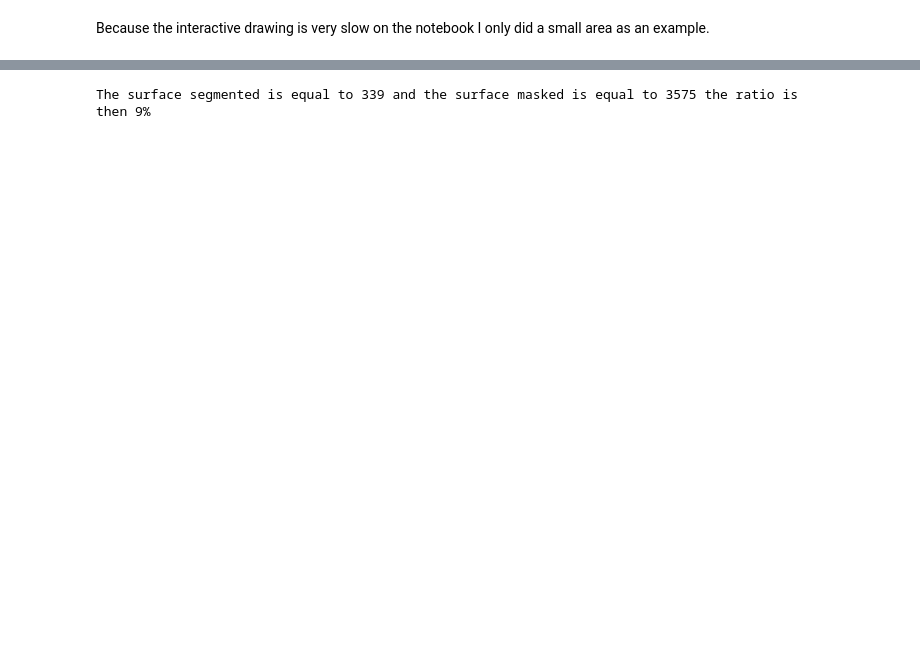
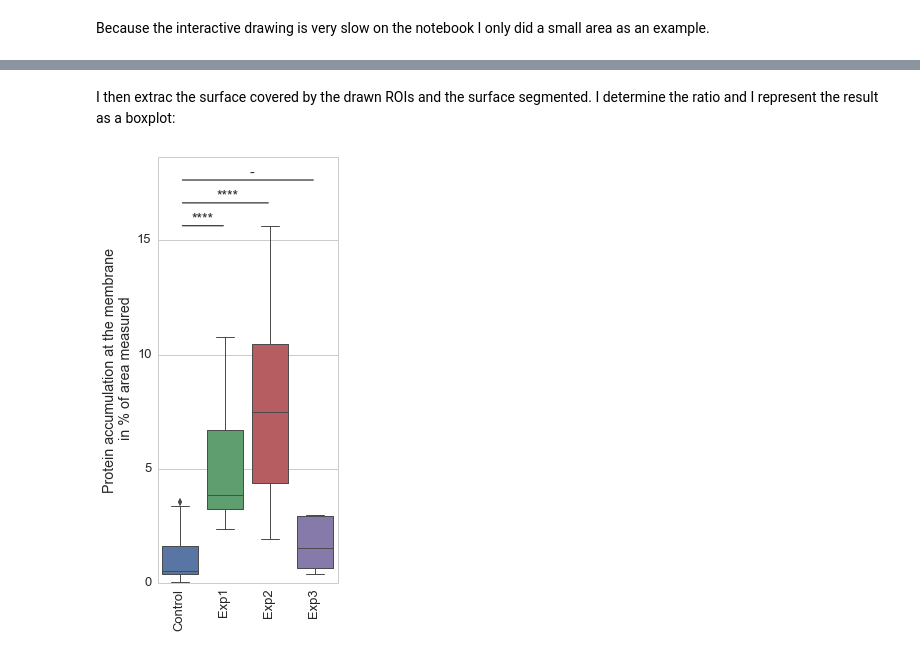
Before and after one commit to bioimage-analysis/image_processing, a Jupyter notebook: HOW TO USE "Membrane_Accumulation".ipynb, the cells around one changed output, grey strips where cells are left out. Cells and saved outputs as stored; diff of their text form; code cells hidden in the pictures; blank space fills up the shorter version.

```diff
--- a/HOW TO USE "Membrane_Accumulation".ipynb
+++ b/HOW TO USE "Membrane_Accumulation".ipynb
@@ -184,9 +204,72 @@ drawing.show_result()
 # %% [output]
 [interactive output not drawn]
 [interactive output not drawn]
-# %%
-result, result2 = drawing.result()
-print "The surface segmented is equal to %d and the surface masked is equal to %d the ratio is \nthen %d%%" % (result[0], result2[0], (result[0]/result2[0]*100))
-# %% [output]
-The surface segmented is equal to 339 and the surface masked is equal to 3575 the ratio is
-then 9%
+# %% [markdown]
+I then extrac the surface covered by the drawn ROIs and the surface segmented. I determine the ratio and I represent the result as a boxplot:
+# %%
+import pandas as pd
+import matplotlib.pyplot as plt
+import scipy.stats
+import numpy as np
+import seaborn as sns
+import os
+
+result = pd.read_csv('/.../.../fig.csv', error_bad_lines=False)
+result_head = list(result.columns.values)
+
+dct = {}
+for x in result_head:
+    dct[x] = [i for i in result[x].tolist() if str(i) != 'nan']
+
+y_max = []
+y_min = []
+
+for i in range(1, len(dct)):
+    y_max.append(np.max(np.concatenate((dct[result_head[0]], dct[result_head[i]]))))
+    y_min.append(np.min(np.concatenate((dct[result_head[0]], dct[result_head[i]]))))
+
+y_max = max(y_max)
+
+p_value = []
+for j in range(1, len(dct)):
+    z , p = scipy.stats.mannwhitneyu(dct[result_head[0]], dct[result_head[j]])
+    p_value.append(p*2)
+
+s = []
+for i in range(len(p_value)):
+    s.append(stars(p_value[i]))
+
+
+sns.set(style = "whitegrid", font = 'arial',font_scale=1.3, rc={"figure.figsize": (5, 8)})
+ax = sns.boxplot(data=result, palette = None, linewidth=1)
+ax.set_ylim([(0),(y_max+3)])
+
+def stars(p):
+   if p < 0.0001:
+       return "****"
+   elif (p < 0.001):
+       return "***"
+   elif (p < 0.01):
+       return "**"
+   elif (p < 0.05):
+       return "*"
+   else:
+       return '-'
+
+def annotation(ax, y_max, y_min, p_value, from_data = 0, to_data = 1,
+               i = 1.5, j = 1.5, k = 0.081):
+
+    ax.annotate("", xy=(from_data, y_max+i), xytext=(to_data, y_max+i),
+                arrowprops=dict(arrowstyle="-", linewidth = 1))
+    ax.text(j, y_max+i+0.3, stars(p_value), horizontalalignment='center',
+            verticalalignment='center', fontsize = 14)
+
+for x in range(len(p_value)):
+    annotation(ax, y_max, y_min[x], p_value[x], to_data = (x+1),
+               i = x, j = (0.5+(x/1.85)), k = (0.05*(x+1)))
+
+plt.ylabel('Protein accumulation at the membrane \n in % of area measured')
+plt.xticks(rotation=90)
+plt.subplots_adjust(left=0.3, right=0.8, top = 0.95, bottom = 0.21)
+# %% [output]
+[figure, added]
```
Also changed, not shown: parts of 1 cell of this notebook, 1 other file.
